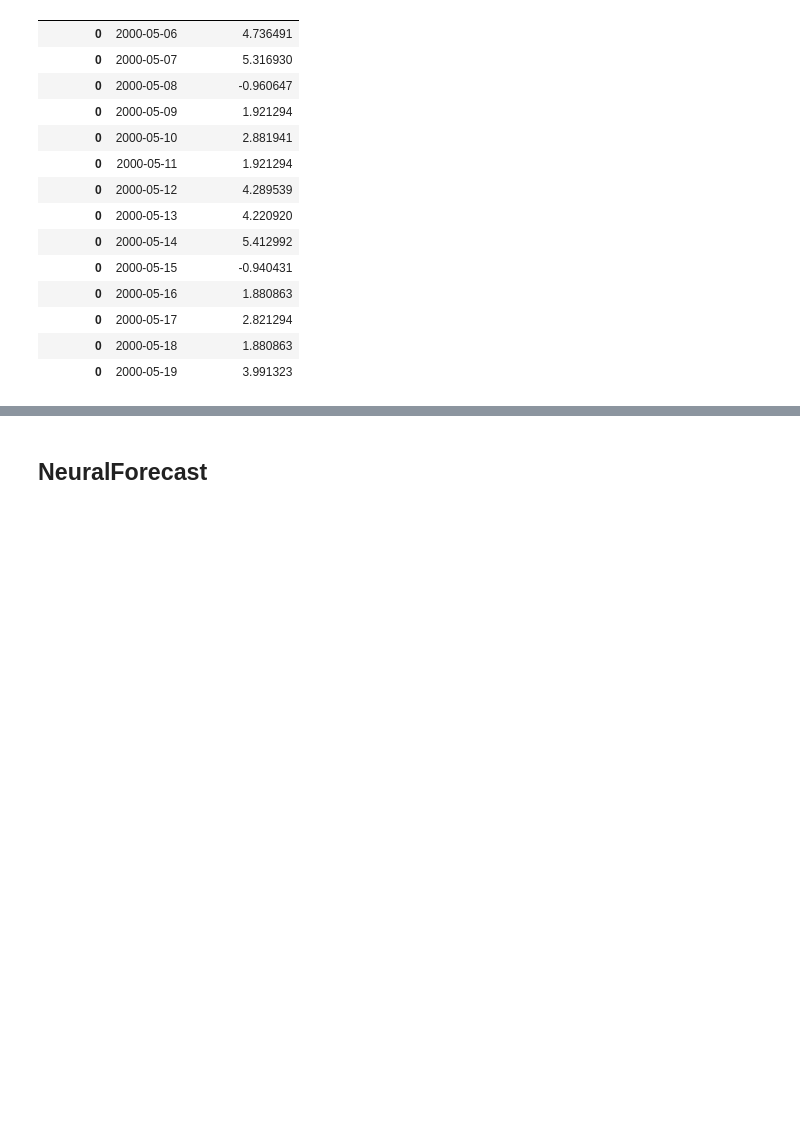
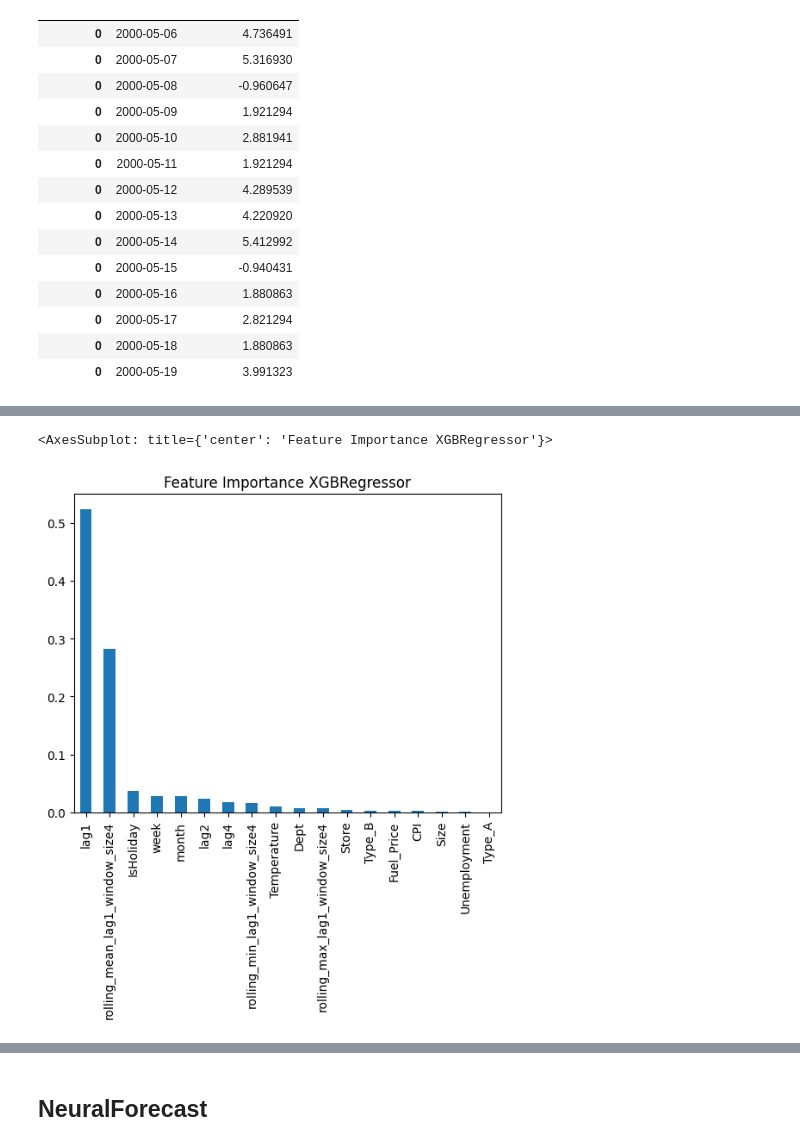
Before and after one commit to BrunoCavag/TimeSeries_Learning, a Jupyter notebook: nixtla_python.ipynb, the cells around one changed output, grey strips where cells are left out. Cells and saved outputs as stored; diff of their text form; code cells hidden in the pictures; blank space fills up the shorter version.

```diff
--- a/nixtla_python.ipynb
+++ b/nixtla_python.ipynb
@@ -199,0 +621,23 @@ y_pred_mlfcst
+# %%
+from sklearn.ensemble import RandomForestRegressor
+from sklearn.impute import SimpleImputer
+from sklearn.pipeline import make_pipeline
+from xgboost import XGBRegressor
+
+from window_ops.rolling import rolling_mean, rolling_max, rolling_min
+
+# The RandomForestRegressor is inside a scikit-learn pipeline,
+# so that we can use the SimpleImputer to fill any missing values in the data.
+models = [make_pipeline(SimpleImputer(),
+                        RandomForestRegressor(random_state=0, n_estimators=100)),
+          XGBRegressor(random_state=0, n_estimators=100)]
+
+
+model = MLForecast(models=models,
+                   freq='W',
+                   lags=[1,2,4],
+                   lag_transforms={
+                       1: [(rolling_mean, 4), (rolling_min, 4), (rolling_max, 4)], # aplicado a uma janela W a partir do registro Lag
+                   },
+                   date_features=['week', 'month'],
+                   num_threads=4)
@@ -199,0 +654,3 @@ y_pred_mlfcst
+# %%
+dynamic_features = ['IsHoliday', 'Temperature', 'Fuel_Price', 'CPI', 'Unemployment']
+static_features = ['Type_A', 'Type_B', 'Size', 'Store', 'Dept']
@@ -199,0 +668,2 @@ y_pred_mlfcst
+# %%
+model.fit(train, id_col='unique_id', time_col='ds', target_col='y', static_features=static_features)
@@ -199,0 +674,2 @@ y_pred_mlfcst
+# %%
+model.fit(train, id_col='unique_id', time_col='ds', target_col='y', static_features=static_features, max_horizon=h)
@@ -199,0 +729,5 @@ y_pred_mlfcst
+# %%
+pd.Series(model.models_['XGBRegressor'][0].feature_importances_, index=model.ts.features_order_).sort_values(ascending=False).plot.bar(title='Feature Importance XGBRegressor')
+# %% [output]
+<AxesSubplot: title={'center': 'Feature Importance XGBRegressor'}>
+[figure, added]
```
Also changed, not shown: parts of 48 cells of this notebook, 1 other file.
